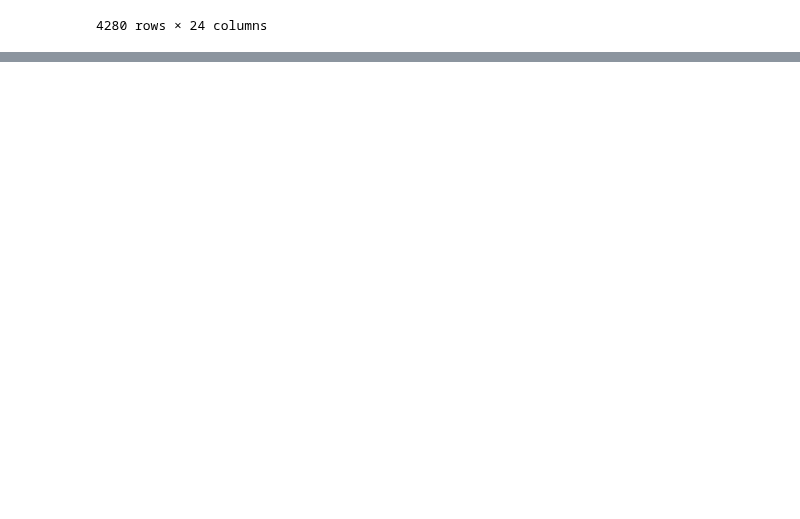
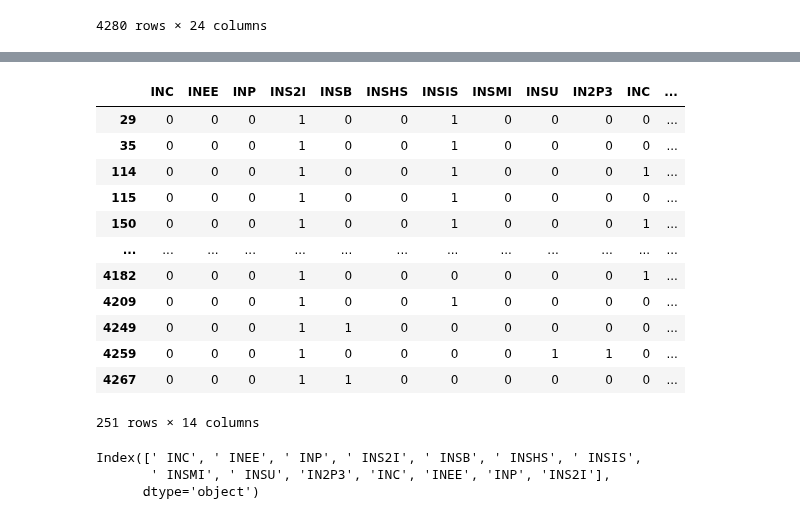
Before and after one commit to pbellot/HALPublications, a Jupyter notebook: WOS_Lodex.ipynb, the cells around one changed output, grey strips where cells are left out. Saved outputs shown, nothing was run; the diff lists cells and outputs as text; code cells hidden in the pictures; blank space fills up the shorter version.

```diff
--- a/WOS_Lodex.ipynb
+++ b/WOS_Lodex.ipynb
@@ -35,3 +113,6 @@ df = pd.read_csv(nomFichier, sep=";")
+# %%
+#suppression des espaces séparant les noms des instituts dans la colonne SIG_INST__MultiInst
+df['SIG_INST__MultiInst'] = df['SIG_INST__MultiInst'].str.replace(' ','')
 # %%
 df
 # %% [output]
@@ -48,3 +129,5 @@ df
 | 4278 | WOS:000419175600010 | INIST_026982 | WOS:000419175600010 | BSO_011509 | 10.1016/j.piutam.2017.08.011 | 10.1016/j.piutam.2017.08.011 | 10.1016/j.piutam.2017.08.011 | 1 - WoS / BSO - OK | ... |
 | 4279 | WOS:000419185700007 | INIST_003491 | WOS:000419185700007 | BSO_081103 | 10.3390/mi8120347 | 10.3390/mi8120347 | 10.3390/mi8120347 | 1 - WoS / BSO - OK | ... |
 4280 rows × 24 columns
+# %%
+dfDummiesInst = df['SIG_INST__MultiInst'].str.get_dummies(sep=';')
@@ -50,0 +164,22 @@ df
+# %%
+dfDummiesInst.query("INS2I ==0")
+# %% [output]
+|  | INC | INEE | INP | INS2I | INSB | INSHS | INSIS | INSMI | INSU | IN2P3 | INC | ... |
+| 29 | 0 | 0 | 0 | 1 | 0 | 0 | 1 | 0 | 0 | 0 | 0 | ... |
+| 35 | 0 | 0 | 0 | 1 | 0 | 0 | 1 | 0 | 0 | 0 | 0 | ... |
+| 114 | 0 | 0 | 0 | 1 | 0 | 0 | 1 | 0 | 0 | 0 | 1 | ... |
+| 115 | 0 | 0 | 0 | 1 | 0 | 0 | 1 | 0 | 0 | 0 | 0 | ... |
+| 150 | 0 | 0 | 0 | 1 | 0 | 0 | 1 | 0 | 0 | 0 | 1 | ... |
+| ... | ... | ... | ... | ... | ... | ... | ... | ... | ... | ... | ... | ... |
+| 4182 | 0 | 0 | 0 | 1 | 0 | 0 | 0 | 0 | 0 | 0 | 1 | ... |
+| 4209 | 0 | 0 | 0 | 1 | 0 | 0 | 1 | 0 | 0 | 0 | 0 | ... |
+| 4249 | 0 | 0 | 0 | 1 | 1 | 0 | 0 | 0 | 0 | 0 | 0 | ... |
+| 4259 | 0 | 0 | 0 | 1 | 0 | 0 | 0 | 0 | 1 | 1 | 0 | ... |
+| 4267 | 0 | 0 | 0 | 1 | 1 | 0 | 0 | 0 | 0 | 0 | 0 | ... |
+251 rows × 14 columns
+# %%
+dfDummiesInst.columns
+# %% [output]
+Index([' INC', ' INEE', ' INP', ' INS2I', ' INSB', ' INSHS', ' INSIS',
+       ' INSMI', ' INSU', 'IN2P3', 'INC', 'INEE', 'INP', 'INS2I'],
+      dtype='object')
```
Also changed, not shown: parts of 9 cells of this notebook.
